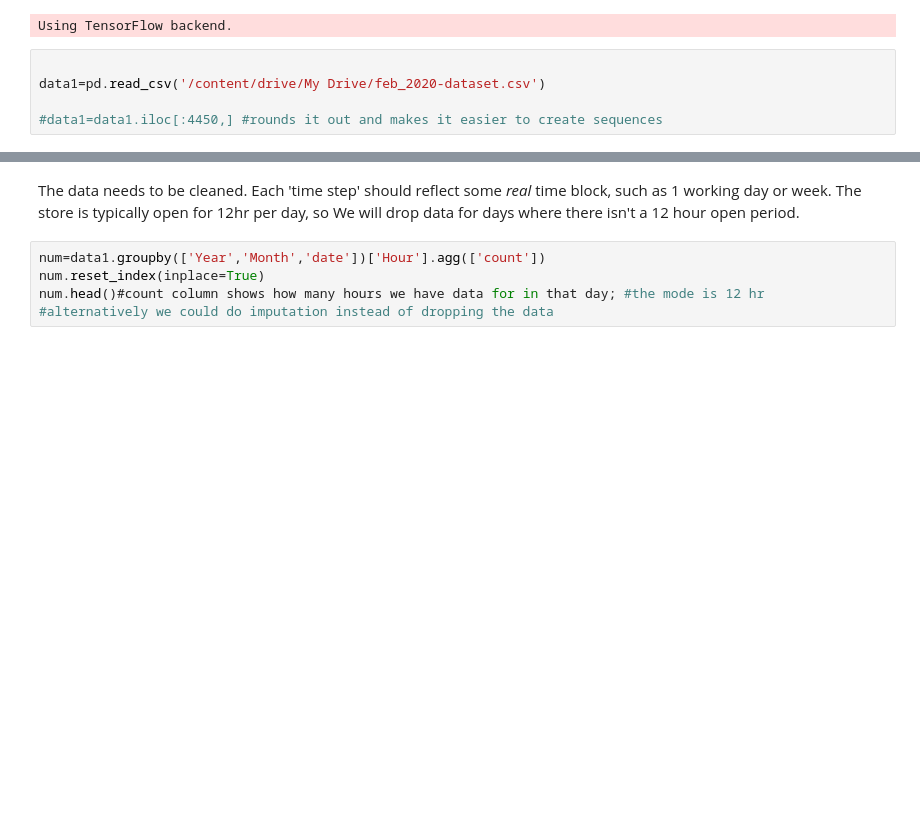
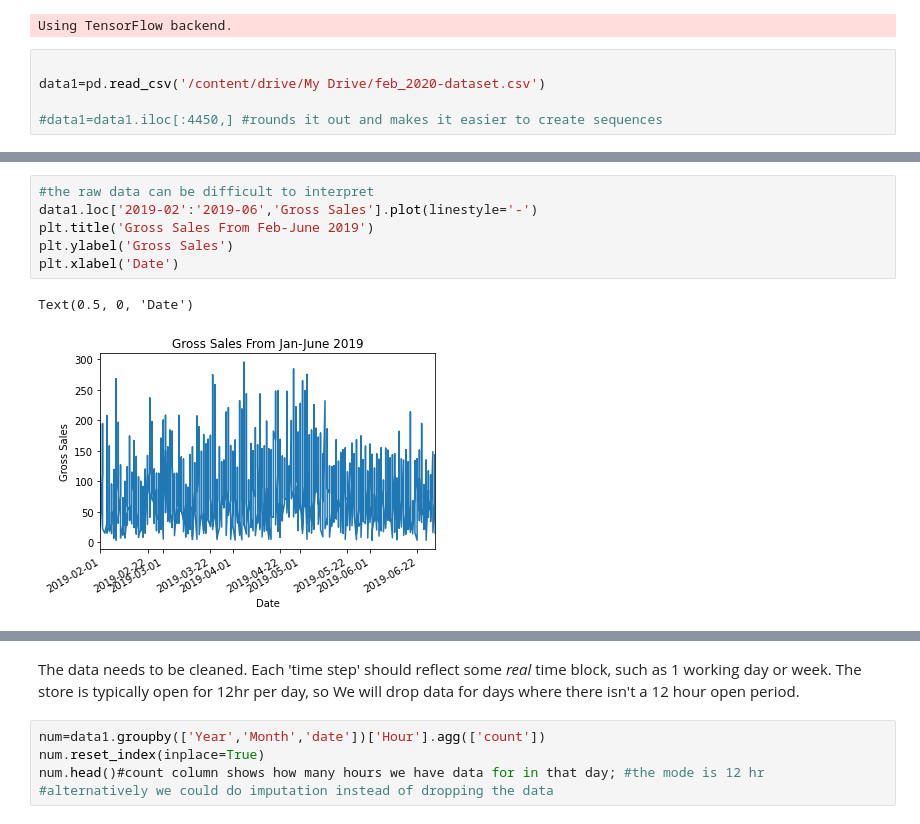
Before and after one commit to jtwang1027/business_analysis, a Jupyter notebook: lstm_time_series.ipynb, the cells around one changed output, grey strips where cells are left out. Saved outputs shown, nothing was run; the diff lists cells and outputs as text; blank space fills up the shorter version.

```diff
--- a/lstm_time_series.ipynb
+++ b/lstm_time_series.ipynb
@@ -38,0 +67,9 @@ data1.head()
+# %%
+#the raw data can be difficult to interpret
+data1.loc['2019-02':'2019-06','Gross Sales'].plot(linestyle='-')
+plt.title('Gross Sales From Feb-June 2019')
+plt.ylabel('Gross Sales')
+plt.xlabel('Date')
+# %% [output]
+Text(0.5, 0, 'Date')
+[figure, added]
```
Also changed, not shown: parts of 8 cells of this notebook.
